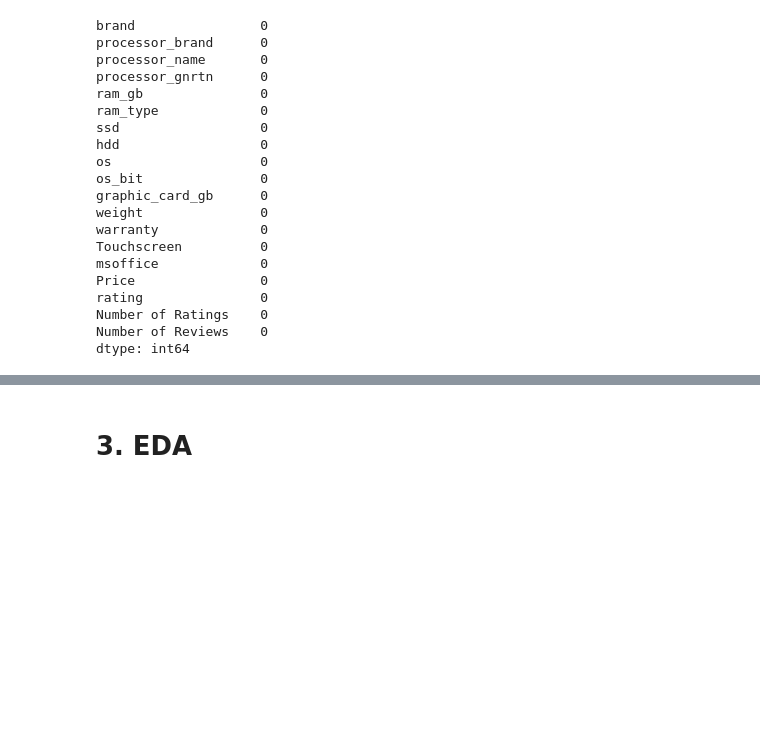
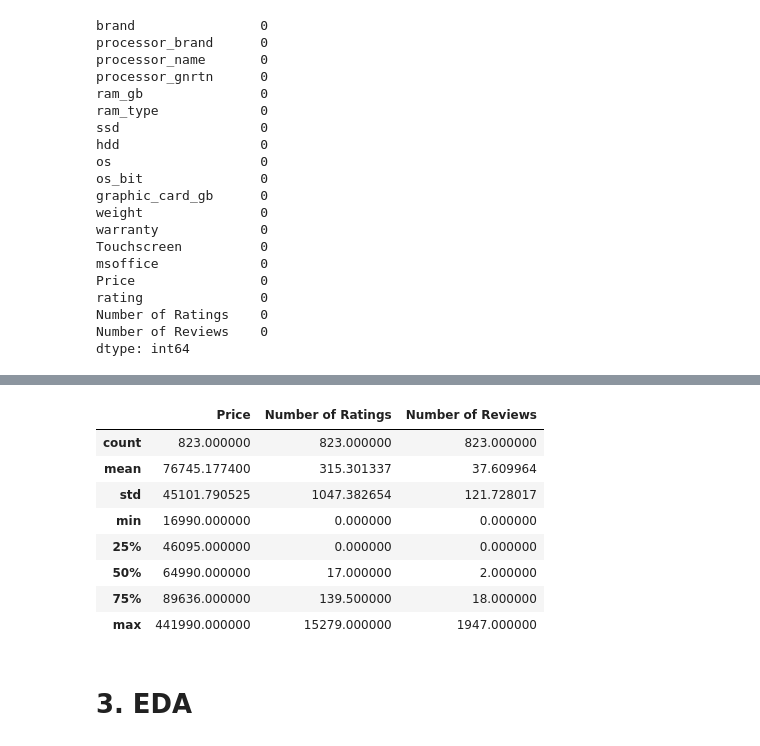
Before and after one commit to koutsompinask/MSC, a Jupyter notebook: semester B/Python/assignment/koutsompinas_k_regression.ipynb, the cells around one changed output, grey strips where cells are left out. Cells and saved outputs as stored; diff of their text form; code cells hidden in the pictures; blank space fills up the shorter version.

```diff
--- a/semester B/Python/assignment/regression.ipynb
+++ b/semester B/Python/assignment/koutsompinas_k_regression.ipynb
@@ -62,3 +85,15 @@ dtype: int64
+# %%
+df.describe()
+# %% [output]
+|  | Price | Number of Ratings | Number of Reviews |
+| count | 823.000000 | 823.000000 | 823.000000 |
+| mean | 76745.177400 | 315.301337 | 37.609964 |
+| std | 45101.790525 | 1047.382654 | 121.728017 |
+| min | 16990.000000 | 0.000000 | 0.000000 |
+| 25% | 46095.000000 | 0.000000 | 0.000000 |
+| 50% | 64990.000000 | 17.000000 | 2.000000 |
+| 75% | 89636.000000 | 139.500000 | 18.000000 |
+| max | 441990.000000 | 15279.000000 | 1947.000000 |
 # %% [markdown]
 # 3. EDA
 # %%
```
Also changed, not shown: parts of 2 cells of this notebook, 2 other files.
